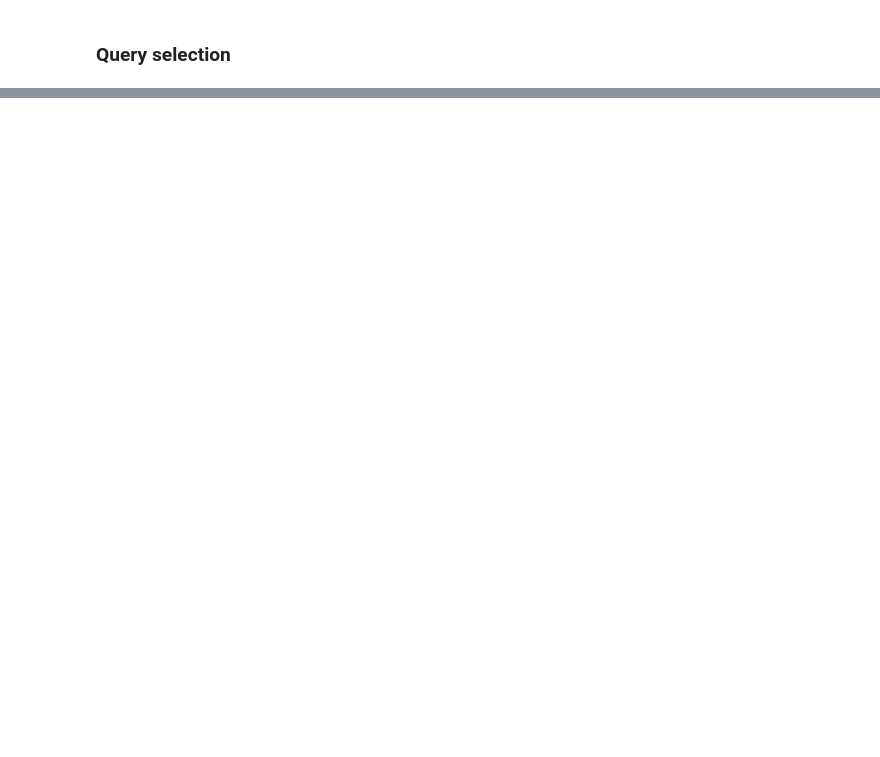
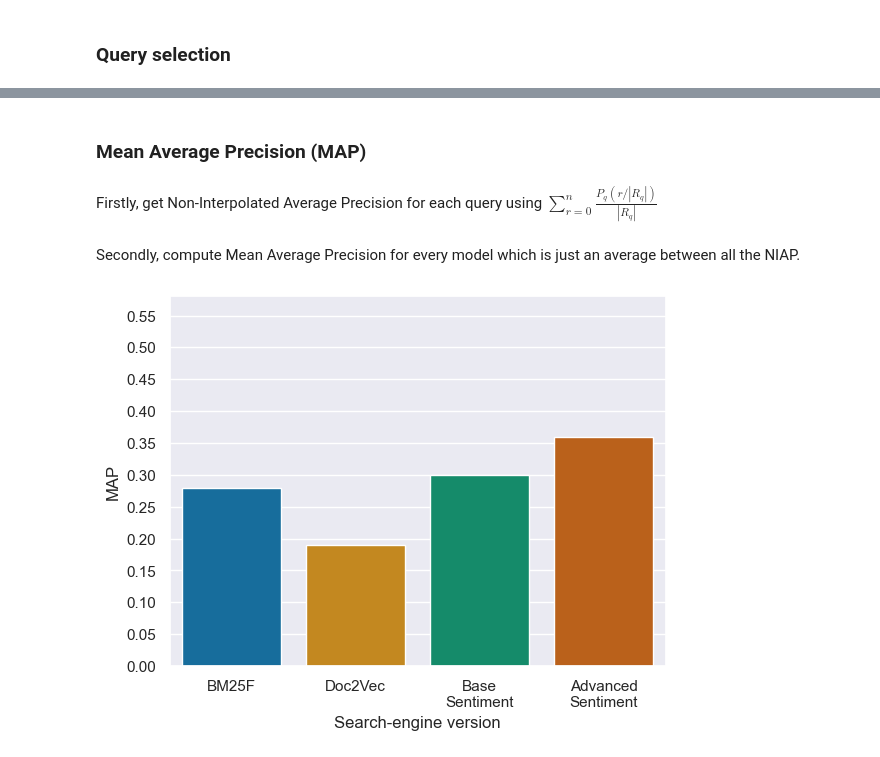
Before and after one commit to albertonuzzaci/ProgettoGestione, a Jupyter notebook: benchmarks.ipynb, the cells around one changed output, grey strips where cells are left out. Cells and saved outputs as stored; diff of their text form; code cells hidden in the pictures; blank space fills up the shorter version.

```diff
--- a/benchmarks.ipynb
+++ b/benchmarks.ipynb
@@ -147,0 +198,45 @@ Parsed query: ((name:hostel OR description:hostel) AND neighbourhood_cleansed:"k
+# %% [markdown]
+### Mean Average Precision (MAP)
+# %% [markdown]
+Firstly, get Non-Interpolated Average Precision for each query using $ \sum_{r=0}^{n} \frac{P_q(r/|R_q|)}{|R_q|} $
+# %%
+
+NIAP_dict = {}
+
+for q in queries:
+
+    tmpB = Benchmark(q)
+
+    for model, model_name in models:
+        result = tmpB.getResults(20, model)
+
+        NIAP_dict.setdefault(model_name, []).append(tmpB.getNIapAvgPrecision(
+            tmpB.getPrecisionValues(result),
+            tmpB.getRecallValues(result)
+        ))
+# %% [markdown]
+Secondly, compute Mean Average Precision for every model which is just an average between all the NIAP.
+# %%
+MAP_list = []
+versions = []
+
+for model_name, p_list in NIAP_dict.items():
+    MAP_list.append(round(sum(p_list)/len(p_list),2) if len(p_list) != 0 else 0)
+
+    versions.append(textwrap.fill(model_name, width=10,
+                break_long_words=True))
+
+# apply the default theme
+sns.set_theme()
+
+# create a dataframe for Seaborn
+df = pd.DataFrame({"Search-engine version": versions, 'MAP': MAP_list})
+
+# plot the bar graph
+pltRP = sns.barplot(data = df, x = "Search-engine version", y = 'MAP', palette="colorblind")
+
+# set fixed axes, the semicolon suppress the output
+pltRP.set_ylim([0.0, max(AvPr_values)+0.20]); # set y-axis
+pltRP.yaxis.set_major_locator(MultipleLocator(0.05))
+# %% [output]
+[figure, added]
```
Also changed, not shown: parts of 20 cells of this notebook, 7 other files.
